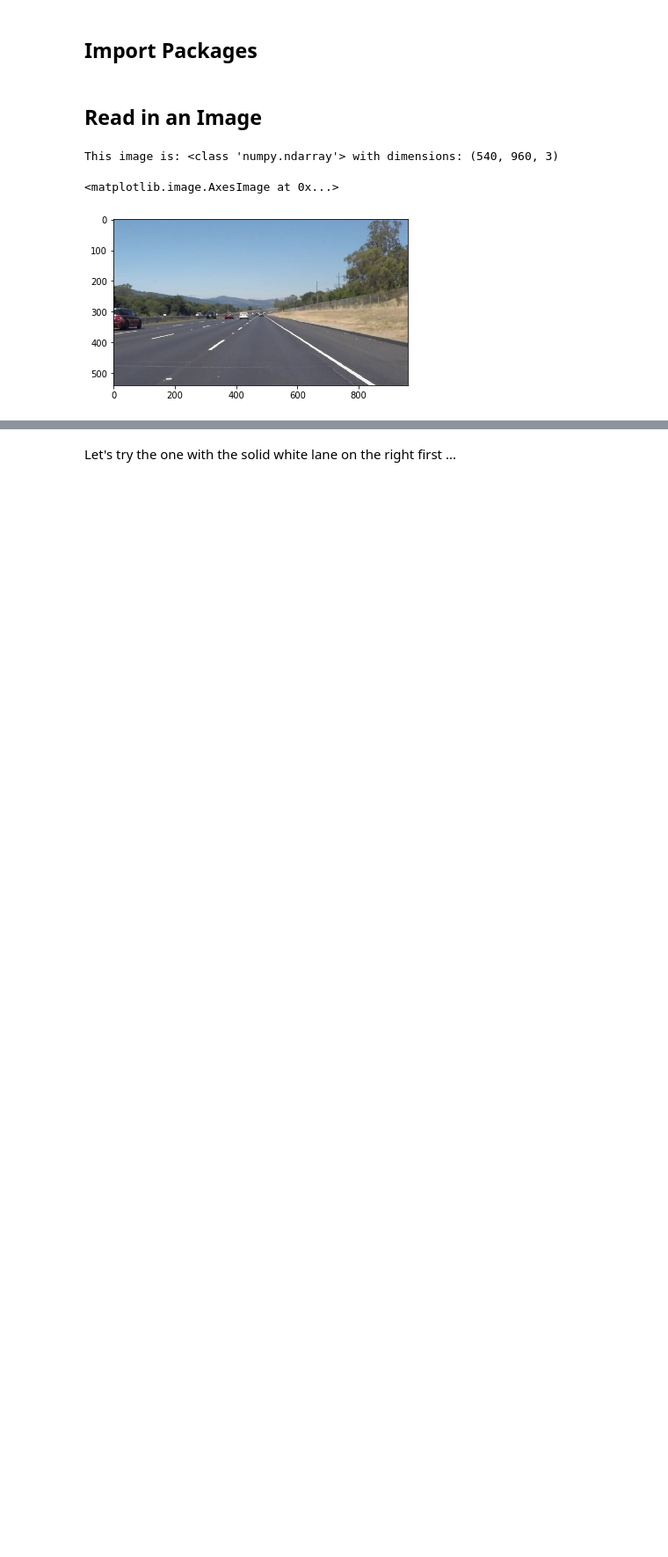
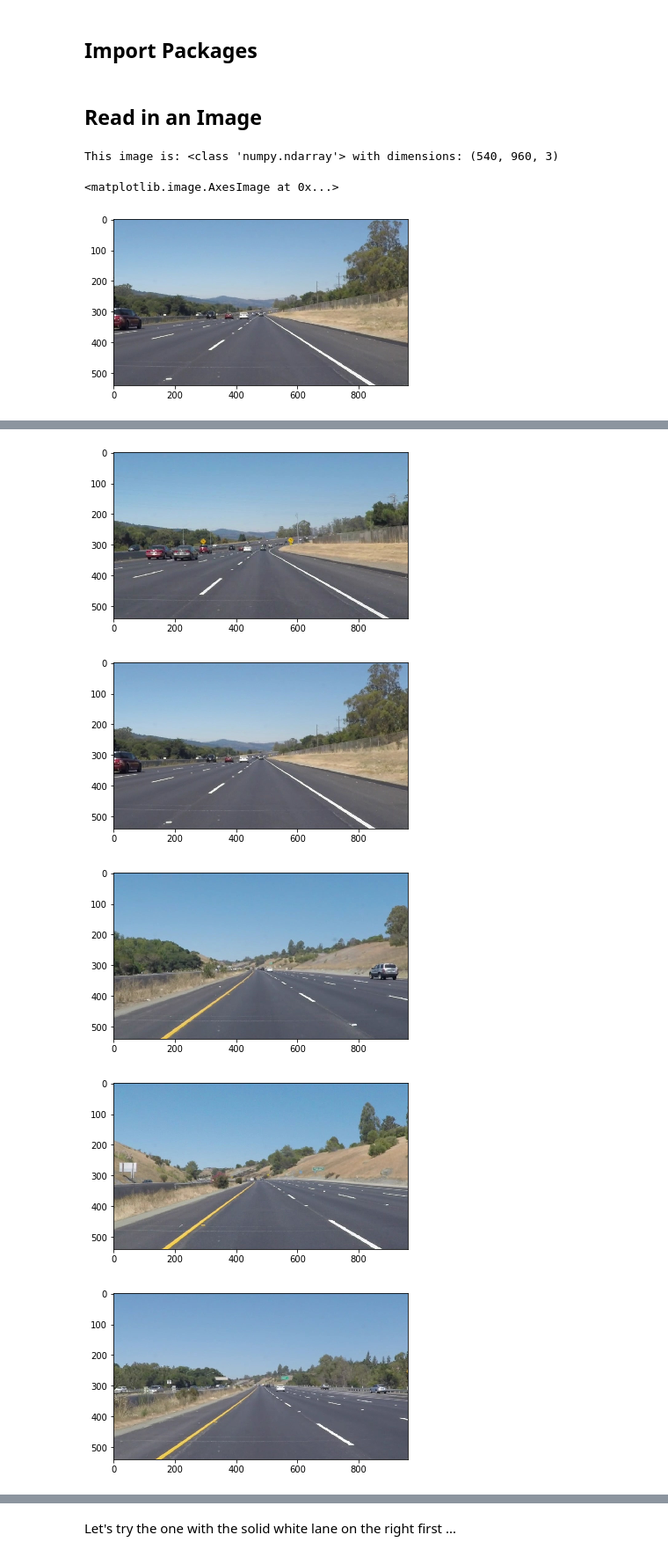
Before and after one commit to geekay2015/CarND-LaneLines-P1, a Jupyter notebook: P1.ipynb, the cells around one changed output, grey strips where cells are left out. Shown at 88% size. Drawn from its saved outputs; the diff is of its cells as text; code cells hidden in the pictures; blank space fills up the shorter version.

```diff
--- a/P1.ipynb
+++ b/P1.ipynb
@@ -217,0 +164,17 @@ imageio.plugins.ffmpeg.download()
+# %%
+
+#Importing the images, and let's take a look at what we have!
+import os
+test_pics = os.listdir("test_images/")
+
+for i in test_pics:
+    i = 'test_images/' + i
+    image = mpimg.imread(i)
+    plt.imshow(image)
+    plt.show()
+# %% [output]
+[figure, added]
+[figure, added]
+[figure, added]
+[figure, added]
+[figure, added]
```
Also changed, not shown: parts of 36 cells of this notebook, 2 other files.
